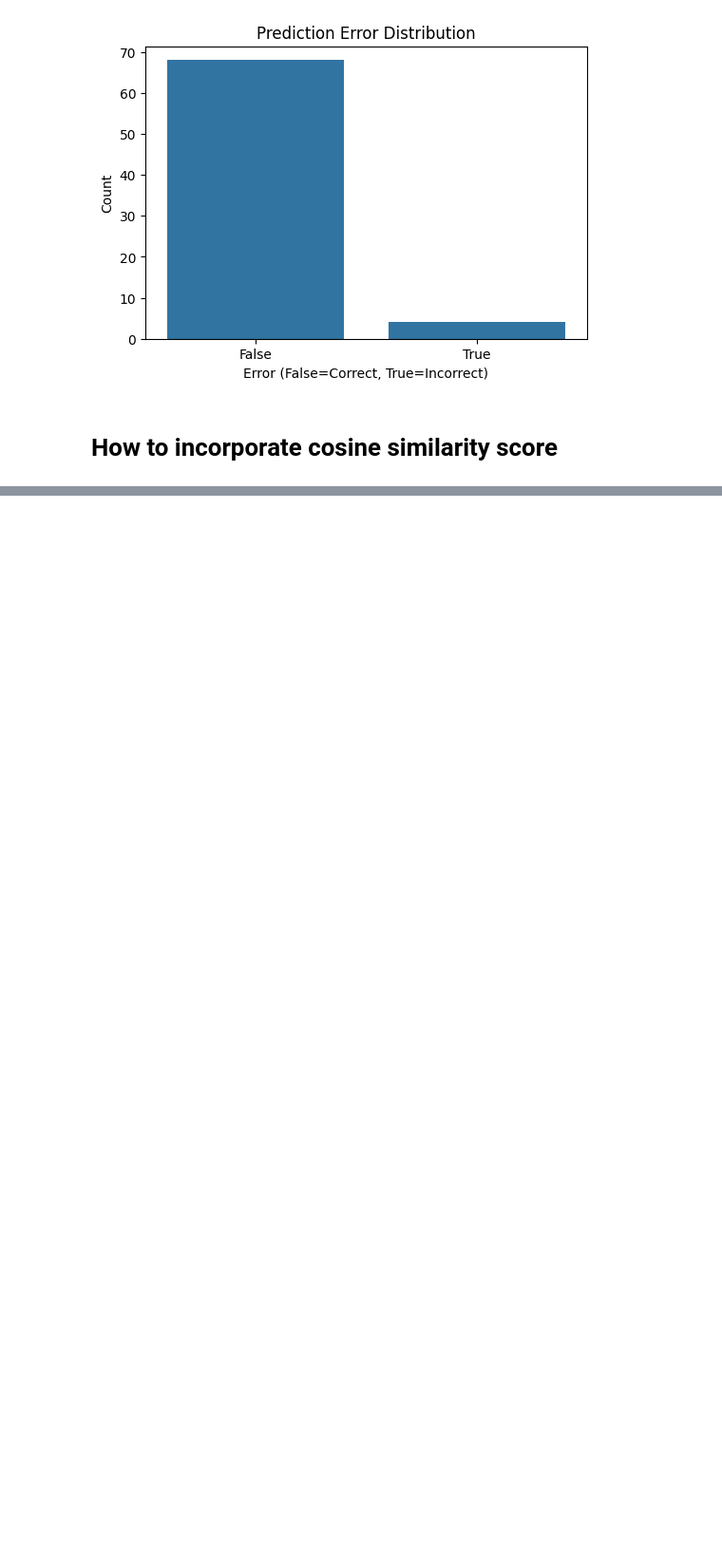
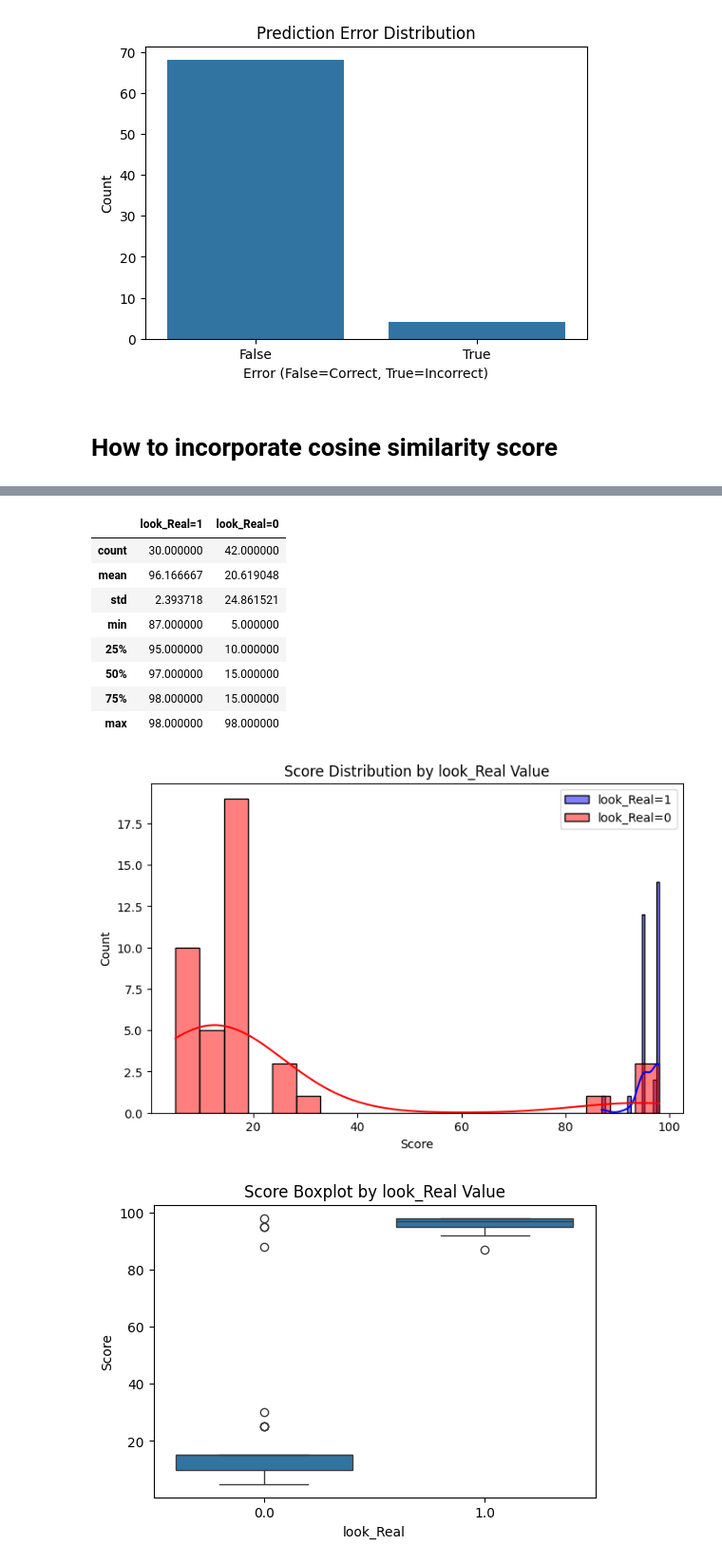
Before and after one commit to Hasebul/DeEscalWild-Benchmark-Farmework, a Jupyter notebook: code/conversatoin_evaluation/role_player_evaluation/evluation_role.ipynb, the cells around one changed output, grey strips where cells are left out. Shown at 95% size. Saved outputs shown, nothing was run; the diff lists cells and outputs as text; code cells hidden in the pictures; blank space fills up the shorter version.

```diff
--- a/code/conversatoin_evaluation/role_player_evaluation/evluation_role.ipynb
+++ b/code/conversatoin_evaluation/role_player_evaluation/evluation_role.ipynb
@@ -306,0 +365,45 @@ weighted avg       0.95      0.94      0.94        72
+# %%
+# Score statistics table for look_Real = 1 and look_Real = 0
+import pandas as pd
+import matplotlib.pyplot as plt
+import seaborn as sns
+
+df_output = pd.read_csv("../../../data/evaluation_role_output.csv")
+df_output['Score'] = pd.to_numeric(df_output['Score'], errors='coerce')
+
+stats_1 = df_output[df_output['look_Real'] == 1]['Score'].describe()
+stats_0 = df_output[df_output['look_Real'] == 0]['Score'].describe()
+
+# Combine statistics into a table
+stats_table = pd.DataFrame({"look_Real=1": stats_1, "look_Real=0": stats_0})
+display(stats_table)
+
+# Distribution plots
+plt.figure(figsize=(8,5))
+sns.histplot(df_output[df_output['look_Real'] == 1]['Score'], color='blue', label='look_Real=1', kde=True, bins=20)
+sns.histplot(df_output[df_output['look_Real'] == 0]['Score'], color='red', label='look_Real=0', kde=True, bins=20)
+plt.legend()
+plt.title('Score Distribution by look_Real Value')
+plt.xlabel('Score')
+plt.ylabel('Count')
+plt.show()
+
+# Boxplot for visual comparison
+plt.figure(figsize=(6,4))
+sns.boxplot(x='look_Real', y='Score', data=df_output)
+plt.title('Score Boxplot by look_Real Value')
+plt.xlabel('look_Real')
+plt.ylabel('Score')
+plt.show()
+# %% [output]
+|  | look_Real=1 | look_Real=0 |
+| count | 30.000000 | 42.000000 |
+| mean | 96.166667 | 20.619048 |
+| std | 2.393718 | 24.861521 |
+| min | 87.000000 | 5.000000 |
+| 25% | 95.000000 | 10.000000 |
+| 50% | 97.000000 | 15.000000 |
+| 75% | 98.000000 | 15.000000 |
+| max | 98.000000 | 98.000000 |
+[figure, added]
+[figure, added]
```
Also changed, not shown: parts of 2 cells of this notebook, 2 other files.
